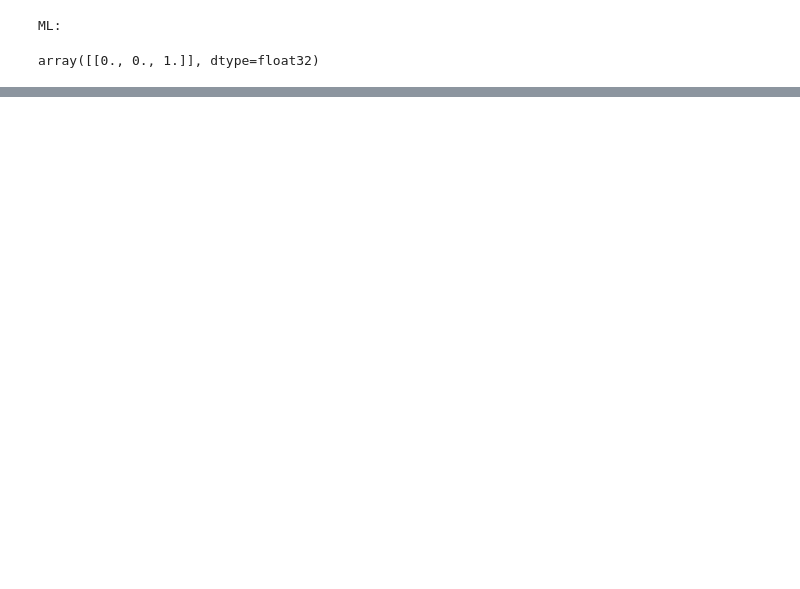
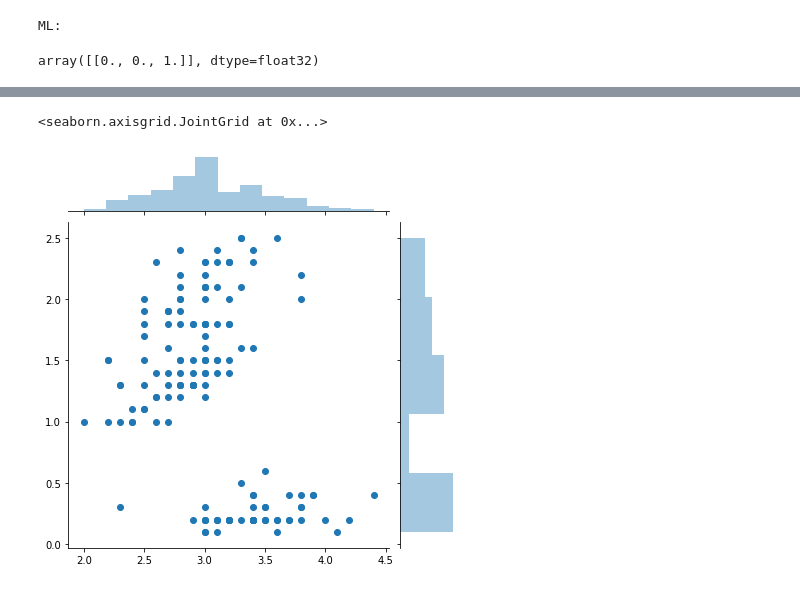
Before and after one commit to Sharkbyteprojects/IRIS-ML_and_Deep-Learning, a Jupyter notebook: DEEP LEARNING.ipynb, the cells around one changed output, grey strips where cells are left out. Cells and saved outputs as stored; diff of their text form; code cells hidden in the pictures; blank space fills up the shorter version.

```diff
--- a/DEEP LEARNING.ipynb
+++ b/DEEP LEARNING.ipynb
@@ -154,7 +154,7 @@ yy=iris.data
 Xy_sepal_lenght=Xy[:,0]
 Xy_sepal_width=Xy[:,1]
 Xy_petal_lenght=Xy[:,2]
-Xy_sepal_width=Xy[:,3]
+Xy_petal_width=Xy[:,3]
 from sklearn.model_selection import train_test_split
 Xy_train, Xy_test, yy_train, yy_test=train_test_split(X,y,test_size=0.4)
 #USING NEAREST NEIGHBORS
@@ -193,0 +202,5 @@ array([[0., 0., 1.]], dtype=float32)
+# %%
+sns.jointplot(Xy_sepal_width, Xy_petal_width)
+# %% [output]
+<seaborn.axisgrid.JointGrid at 0x...>
+[figure, added]
```
Also changed, not shown: parts of 9 cells of this notebook, 1 other file.
